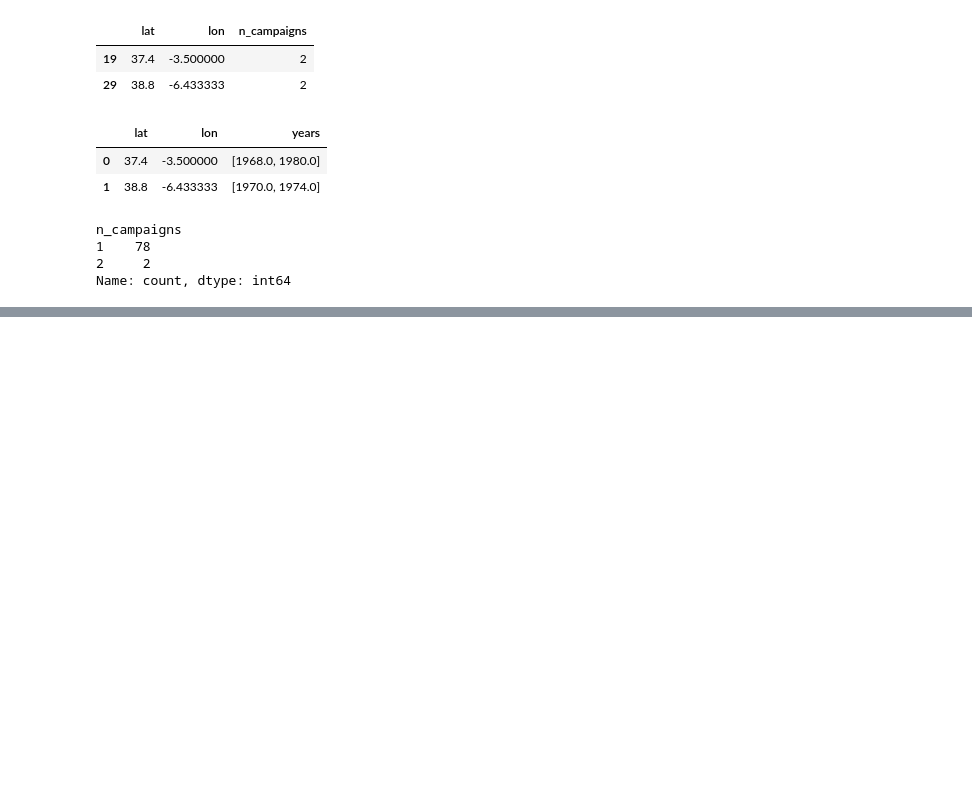
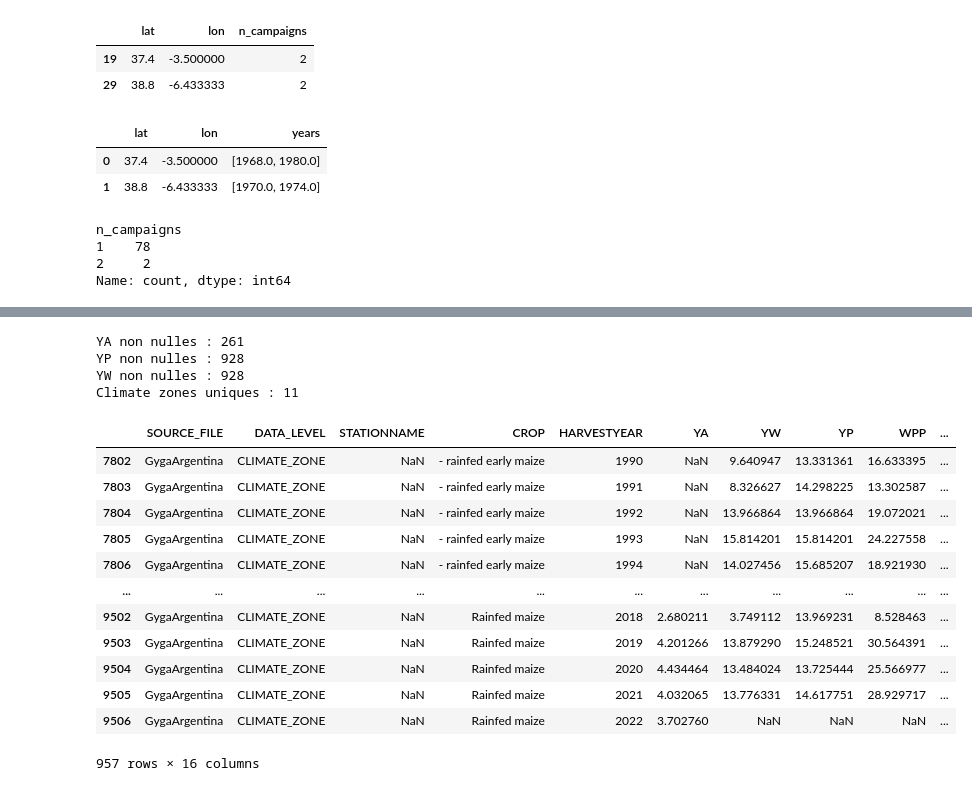
Before and after one commit to Conite002/SoilHive, a Jupyter notebook: notebook/06_analyse_by_country_argentine.ipynb, the cells around one changed output, grey strips where cells are left out. Drawn from its saved outputs; the diff is of its cells as text; code cells hidden in the pictures; blank space fills up the shorter version.

```diff
--- a/notebook/06_analyse_by_country_argentine.ipynb
+++ b/notebook/06_analyse_by_country_argentine.ipynb
@@ -1447,0 +1743,28 @@ Name: count, dtype: int64
+# %%
+df_arg_climat['CROP_clean'] = (
+    df_arg_climat['CROP']
+    .str.lower()
+    .str.strip()
+    .str.replace('-', '', regex=False)
+)
+
+def group_crop(crop):
+
+    if "maize" in crop:
+        return "maize"
+
+    if "soybean" in crop:
+        return "soybean"
+
+    if "wheat" in crop:
+        return "wheat"
+
+    if "sunflower" in crop:
+        return "sunflower"
+
+    if "rice" in crop:
+        return "rice"
+
+    return "other"
+
+df_arg_climat["CROP_GROUP"] = df_arg_climat["CROP_clean"].apply(group_crop)
@@ -1447,0 +1814,29 @@ Name: count, dtype: int64
+# %%
+df_maize = df_arg_climat[df_arg_climat["CROP_GROUP"] == "maize"]
+
+print("YA non nulles :", df_maize["YA"].notna().sum())
+print("YP non nulles :", df_maize["YP"].notna().sum())
+print("YW non nulles :", df_maize["YW"].notna().sum())
+
+print("Climate zones uniques :", df_maize["CLIMATEZONE"].nunique())
+# %% [output]
+YA non nulles : 261
+YP non nulles : 928
+YW non nulles : 928
+Climate zones uniques : 11
+# %%
+df_maize
+# %% [output]
+|  | SOURCE_FILE | DATA_LEVEL | STATIONNAME | CROP | HARVESTYEAR | YA | YW | YP | WPP | ... |
+| 7802 | GygaArgentina | CLIMATE_ZONE | NaN | - rainfed early maize | 1990 | NaN | 9.640947 | 13.331361 | 16.633395 | ... |
+| 7803 | GygaArgentina | CLIMATE_ZONE | NaN | - rainfed early maize | 1991 | NaN | 8.326627 | 14.298225 | 13.302587 | ... |
+| 7804 | GygaArgentina | CLIMATE_ZONE | NaN | - rainfed early maize | 1992 | NaN | 13.966864 | 13.966864 | 19.072021 | ... |
+| 7805 | GygaArgentina | CLIMATE_ZONE | NaN | - rainfed early maize | 1993 | NaN | 15.814201 | 15.814201 | 24.227558 | ... |
+| 7806 | GygaArgentina | CLIMATE_ZONE | NaN | - rainfed early maize | 1994 | NaN | 14.027456 | 15.685207 | 18.921930 | ... |
+| ... | ... | ... | ... | ... | ... | ... | ... | ... | ... | ... |
+| 9502 | GygaArgentina | CLIMATE_ZONE | NaN | Rainfed maize | 2018 | 2.680211 | 3.749112 | 13.969231 | 8.528463 | ... |
+| 9503 | GygaArgentina | CLIMATE_ZONE | NaN | Rainfed maize | 2019 | 4.201266 | 13.879290 | 15.248521 | 30.564391 | ... |
+| 9504 | GygaArgentina | CLIMATE_ZONE | NaN | Rainfed maize | 2020 | 4.434464 | 13.484024 | 13.725444 | 25.566977 | ... |
+| 9505 | GygaArgentina | CLIMATE_ZONE | NaN | Rainfed maize | 2021 | 4.032065 | 13.776331 | 14.617751 | 28.929717 | ... |
+| 9506 | GygaArgentina | CLIMATE_ZONE | NaN | Rainfed maize | 2022 | 3.702760 | NaN | NaN | NaN | ... |
+957 rows × 16 columns
```
Also changed, not shown: parts of 44 cells of this notebook, 7 other files.
